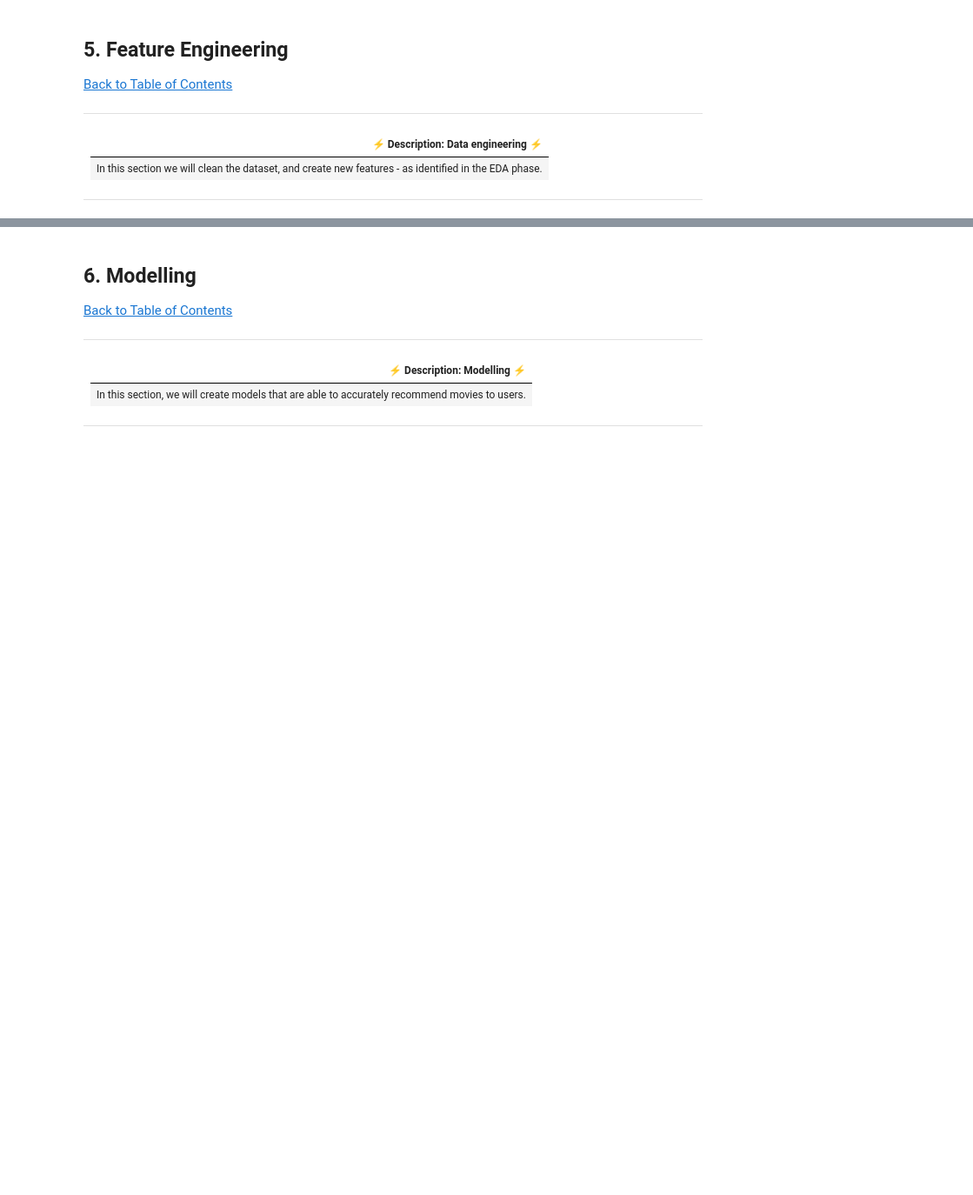
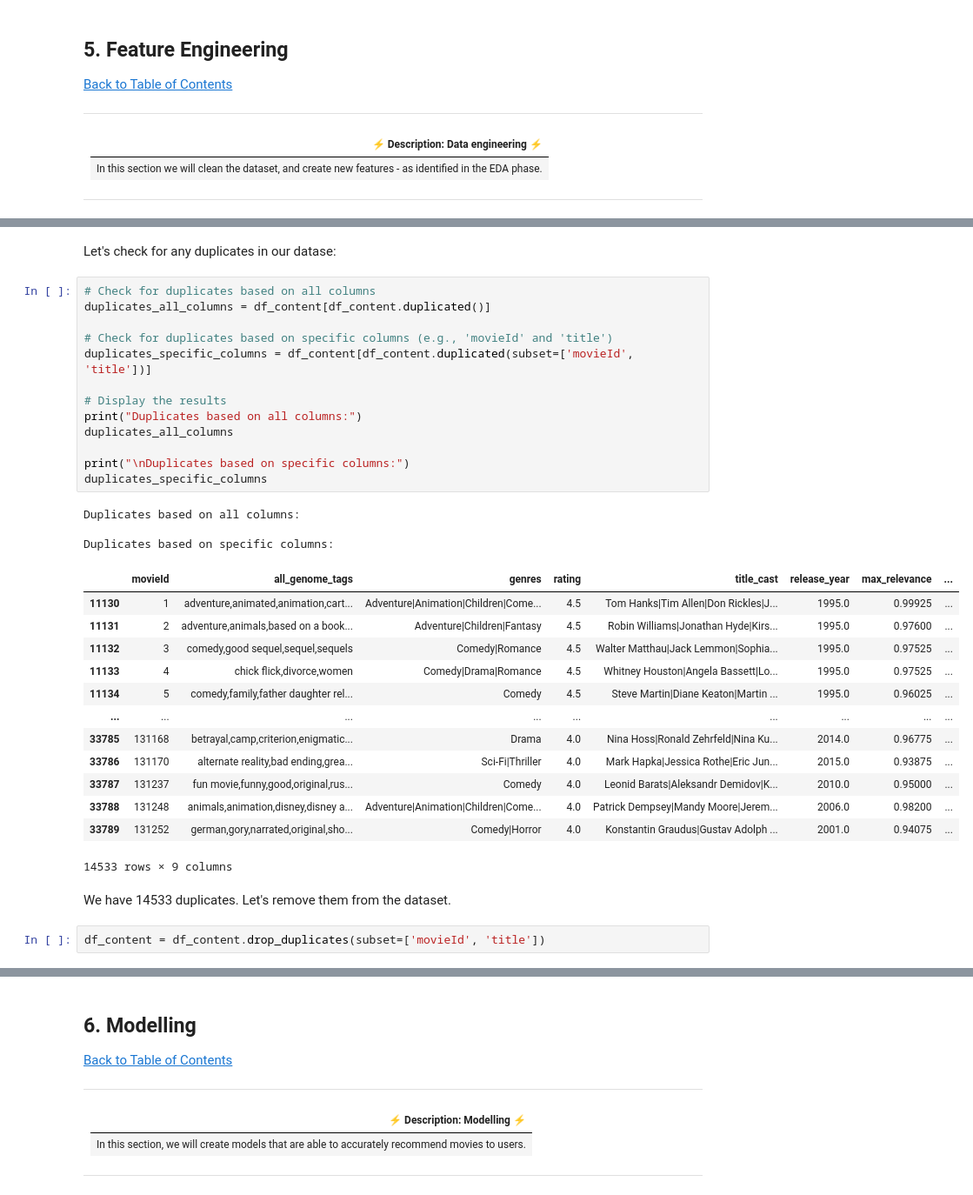
Before and after one commit to Christelle278/Unsupervised-Learning-Sprint-2307FTDS-Team-NM3, a Jupyter notebook: Unsupervised_Learning_Sprint_2307FTDS_Team_NM3.ipynb, the cells around one changed output, grey strips where cells are left out. Shown at 87% size. Cells and saved outputs as stored; diff of their text form; blank space fills up the shorter version.

```diff
--- a/Unsupervised_Learning_Sprint_2307FTDS_Team_NM3.ipynb
+++ b/Unsupervised_Learning_Sprint_2307FTDS_Team_NM3.ipynb
@@ -1680,0 +1927,36 @@ plt.show()
+# %% [markdown]
+Let's check for any duplicates in our datase:
+# %%
+# Check for duplicates based on all columns
+duplicates_all_columns = df_content[df_content.duplicated()]
+
+# Check for duplicates based on specific columns (e.g., 'movieId' and 'title')
+duplicates_specific_columns = df_content[df_content.duplicated(subset=['movieId', 'title'])]
+
+# Display the results
+print("Duplicates based on all columns:")
+duplicates_all_columns
+
+print("\nDuplicates based on specific columns:")
+duplicates_specific_columns
+# %% [output]
+Duplicates based on all columns:
+
+Duplicates based on specific columns:
+|  | movieId | all_genome_tags | genres | rating | title_cast | release_year | max_relevance | ... |
+| 11130 | 1 | adventure,animated,animation,cart... | Adventure|Animation|Children|Come... | 4.5 | Tom Hanks|Tim Allen|Don Rickles|J... | 1995.0 | 0.99925 | ... |
+| 11131 | 2 | adventure,animals,based on a book... | Adventure|Children|Fantasy | 4.5 | Robin Williams|Jonathan Hyde|Kirs... | 1995.0 | 0.97600 | ... |
+| 11132 | 3 | comedy,good sequel,sequel,sequels | Comedy|Romance | 4.5 | Walter Matthau|Jack Lemmon|Sophia... | 1995.0 | 0.97525 | ... |
+| 11133 | 4 | chick flick,divorce,women | Comedy|Drama|Romance | 4.5 | Whitney Houston|Angela Bassett|Lo... | 1995.0 | 0.97525 | ... |
+| 11134 | 5 | comedy,family,father daughter rel... | Comedy | 4.5 | Steve Martin|Diane Keaton|Martin ... | 1995.0 | 0.96025 | ... |
+| ... | ... | ... | ... | ... | ... | ... | ... | ... |
+| 33785 | 131168 | betrayal,camp,criterion,enigmatic... | Drama | 4.0 | Nina Hoss|Ronald Zehrfeld|Nina Ku... | 2014.0 | 0.96775 | ... |
+| 33786 | 131170 | alternate reality,bad ending,grea... | Sci-Fi|Thriller | 4.0 | Mark Hapka|Jessica Rothe|Eric Jun... | 2015.0 | 0.93875 | ... |
+| 33787 | 131237 | fun movie,funny,good,original,rus... | Comedy | 4.0 | Leonid Barats|Aleksandr Demidov|K... | 2010.0 | 0.95000 | ... |
+| 33788 | 131248 | animals,animation,disney,disney a... | Adventure|Animation|Children|Come... | 4.0 | Patrick Dempsey|Mandy Moore|Jerem... | 2006.0 | 0.98200 | ... |
+| 33789 | 131252 | german,gory,narrated,original,sho... | Comedy|Horror | 4.0 | Konstantin Graudus|Gustav Adolph ... | 2001.0 | 0.94075 | ... |
+14533 rows × 9 columns
+# %% [markdown]
+We have 14533 duplicates. Let's remove them from the dataset.
+# %%
+df_content = df_content.drop_duplicates(subset=['movieId', 'title'])
```
Also changed, not shown: parts of 56 cells of this notebook.
